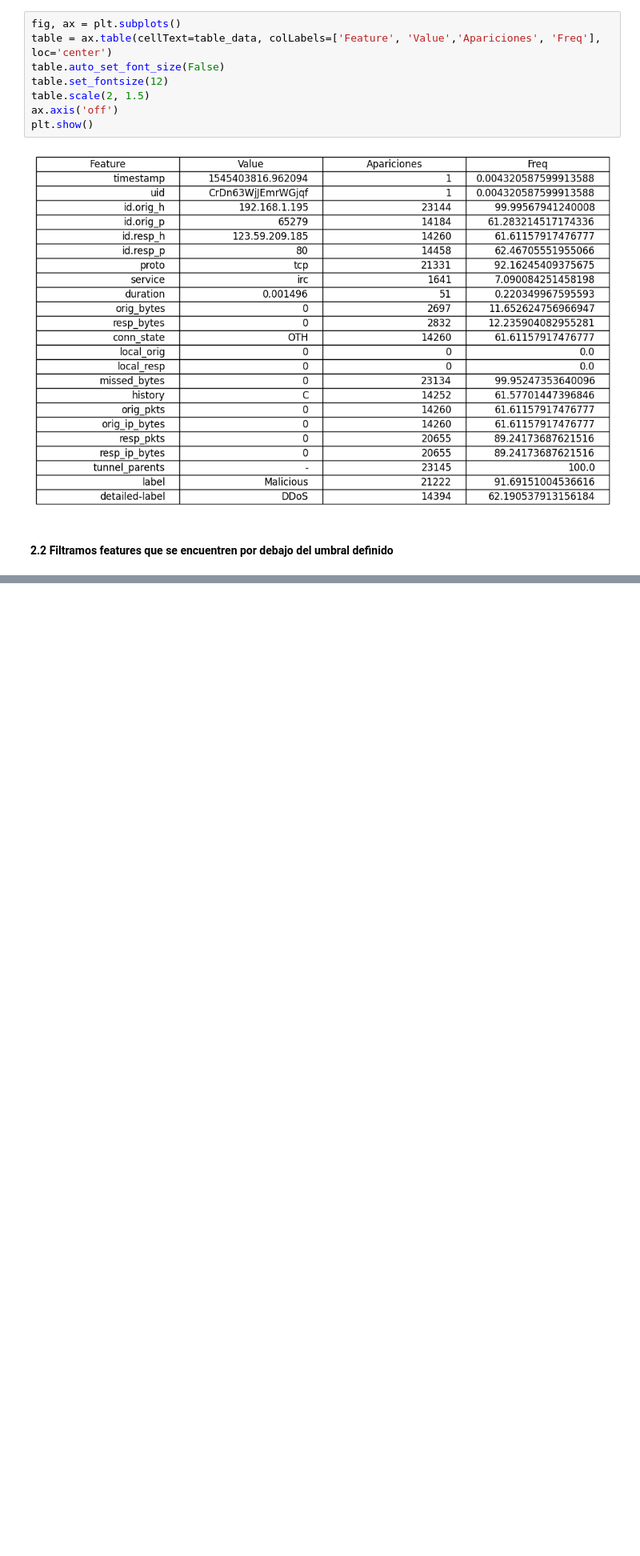
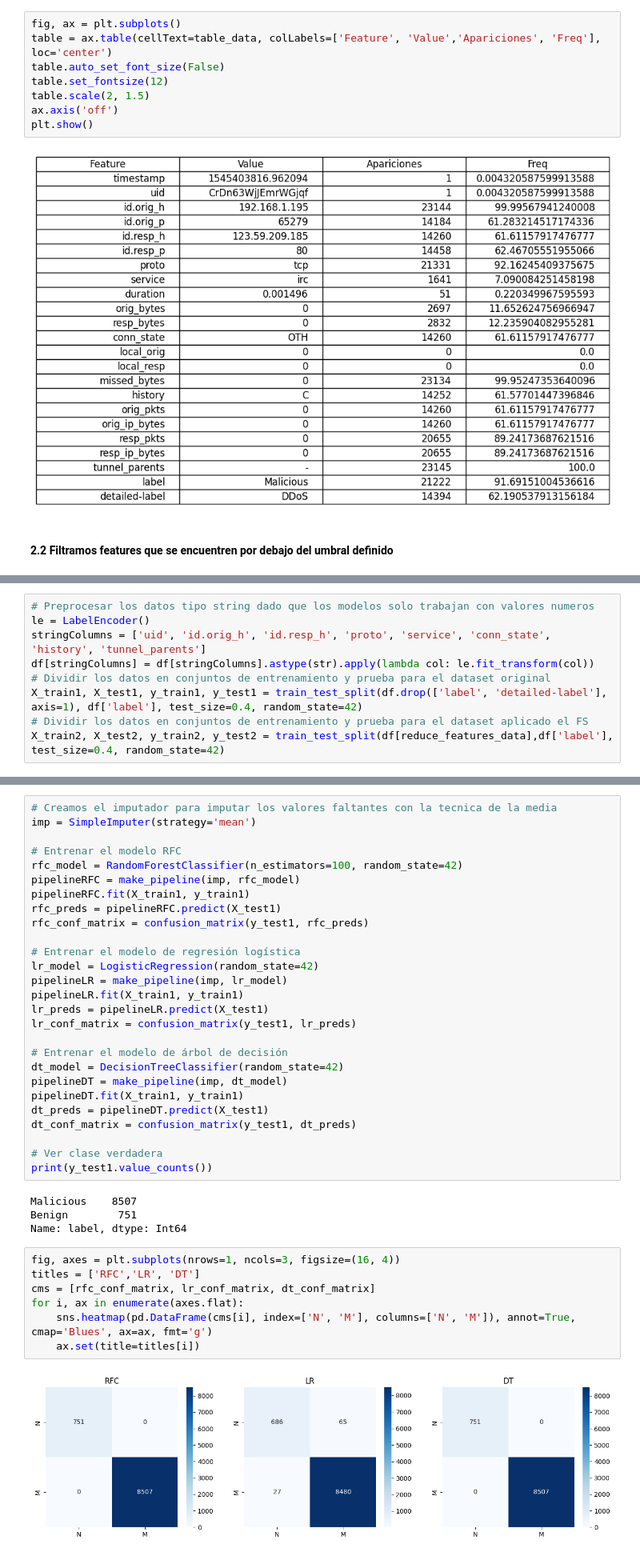
Before and after one commit to alejandro945/ul-feature-selection-for-botnet-detection, a Jupyter notebook: src/ul-feature-selection.ipynb, the cells around one changed output, grey strips where cells are left out. Shown: that part at 80% size. Cells and saved outputs as stored; diff of their text form; blank space fills up the shorter version.

Commit message:
Feat: Final of botnet detection modeling alg :tada:

```diff
--- a/src/ul-feature-selection.ipynb
+++ b/src/ul-feature-selection.ipynb
@@ -274,0 +285,9 @@ AttributeError: 'list' object has no attribute 'iloc'
+# %%
+# Preprocesar los datos tipo string dado que los modelos solo trabajan con valores numeros
+le = LabelEncoder()
+stringColumns = ['uid', 'id.orig_h', 'id.resp_h', 'proto', 'service', 'conn_state', 'history', 'tunnel_parents']
+df[stringColumns] = df[stringColumns].astype(str).apply(lambda col: le.fit_transform(col))
+# Dividir los datos en conjuntos de entrenamiento y prueba para el dataset original
+X_train1, X_test1, y_train1, y_test1 = train_test_split(df.drop(['label', 'detailed-label'], axis=1), df['label'], test_size=0.4, random_state=42)
+# Dividir los datos en conjuntos de entrenamiento y prueba para el dataset aplicado el FS
+X_train2, X_test2, y_train2, y_test2 = train_test_split(df[reduce_features_data],df['label'], test_size=0.4, random_state=42)
@@ -274,0 +296,40 @@ AttributeError: 'list' object has no attribute 'iloc'
+# %%
+# Creamos el imputador para imputar los valores faltantes con la tecnica de la media
+imp = SimpleImputer(strategy='mean')
+
+# Entrenar el modelo RFC
+rfc_model = RandomForestClassifier(n_estimators=100, random_state=42)
+pipelineRFC = make_pipeline(imp, rfc_model)
+pipelineRFC.fit(X_train1, y_train1)
+rfc_preds = pipelineRFC.predict(X_test1)
+rfc_conf_matrix = confusion_matrix(y_test1, rfc_preds)
+
+# Entrenar el modelo de regresión logística
+lr_model = LogisticRegression(random_state=42)
+pipelineLR = make_pipeline(imp, lr_model)
+pipelineLR.fit(X_train1, y_train1)
+lr_preds = pipelineLR.predict(X_test1)
+lr_conf_matrix = confusion_matrix(y_test1, lr_preds)
+
+# Entrenar el modelo de árbol de decisión
+dt_model = DecisionTreeClassifier(random_state=42)
+pipelineDT = make_pipeline(imp, dt_model)
+pipelineDT.fit(X_train1, y_train1)
+dt_preds = pipelineDT.predict(X_test1)
+dt_conf_matrix = confusion_matrix(y_test1, dt_preds)
+
+# Ver clase verdadera
+print(y_test1.value_counts())
+# %% [output]
+Malicious    8507
+Benign        751
+Name: label, dtype: Int64
+# %%
+fig, axes = plt.subplots(nrows=1, ncols=3, figsize=(16, 4))
+titles = ['RFC','LR', 'DT']
+cms = [rfc_conf_matrix, lr_conf_matrix, dt_conf_matrix]
+for i, ax in enumerate(axes.flat):
+    sns.heatmap(pd.DataFrame(cms[i], index=['N', 'M'], columns=['N', 'M']), annot=True, cmap='Blues', ax=ax, fmt='g')
+    ax.set(title=titles[i])
+# %% [output]
+[figure, added]
```
Also changed, not shown: parts of 17 cells of this notebook, 3 other files.
